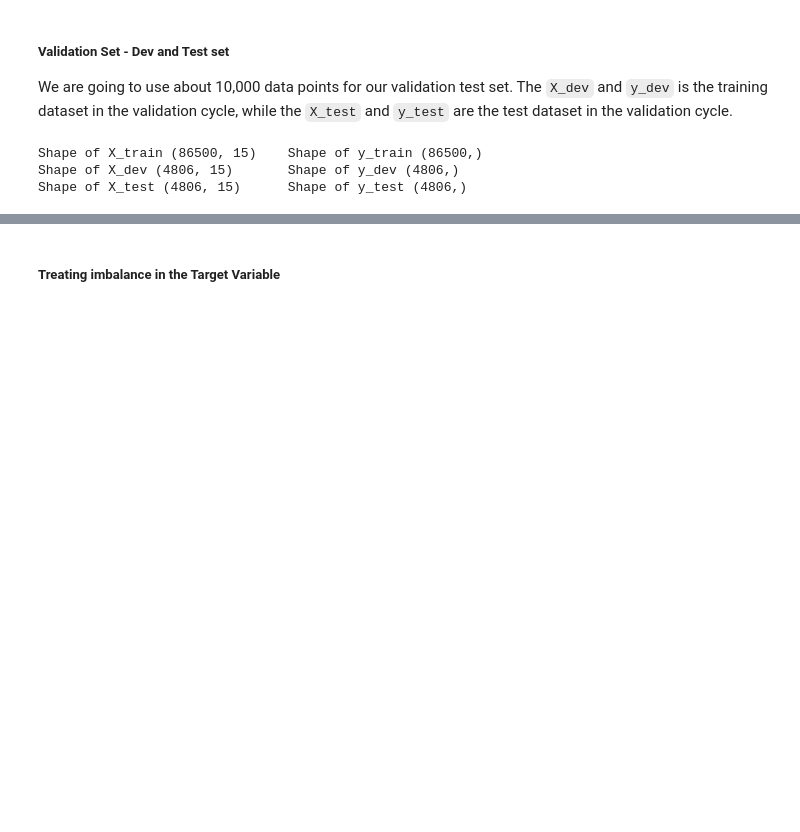
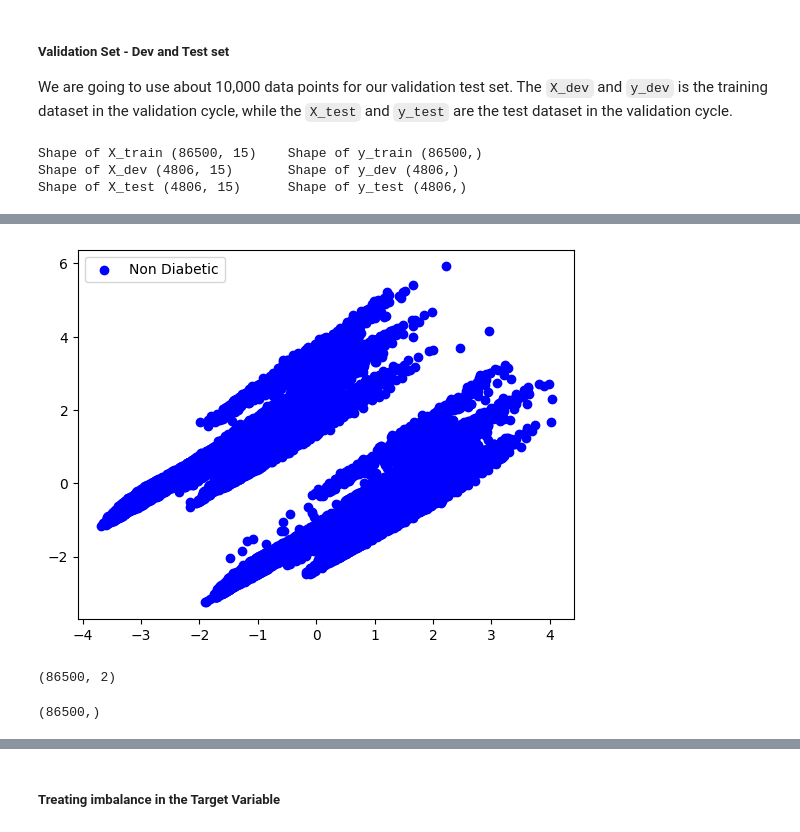
Before and after one commit to AISaturdaysLagos/Cohort8-Team-Template, a Jupyter notebook: app/server/notebook/base_model.ipynb, the cells around one changed output, grey strips where cells are left out. Cells and saved outputs as stored; diff of their text form; code cells hidden in the pictures; blank space fills up the shorter version.

```diff
--- a/app/server/notebook/base_model.ipynb
+++ b/app/server/notebook/base_model.ipynb
@@ -276,0 +332,23 @@ Shape of X_test (4806, 15)      Shape of y_test (4806,)
+# %%
+%matplotlib inline
+
+fig = plt.figure()
+
+ax = fig.add_subplot()
+
+#ax.scatter(projected[mask_true,0], projected[mask_true,1], c='red', label='Diabbetic')
+ax.scatter(projected[~mask_true,0], projected[~mask_true,1], c='blue', label='Non Diabetic')
+
+plt.legend()
+
+plt.show()
+# %% [output]
+[figure, added]
+# %%
+projected.shape
+# %% [output]
+(86500, 2)
+# %%
+y_train.shape
+# %% [output]
+(86500,)
```
Also changed, not shown: parts of 21 cells of this notebook.
